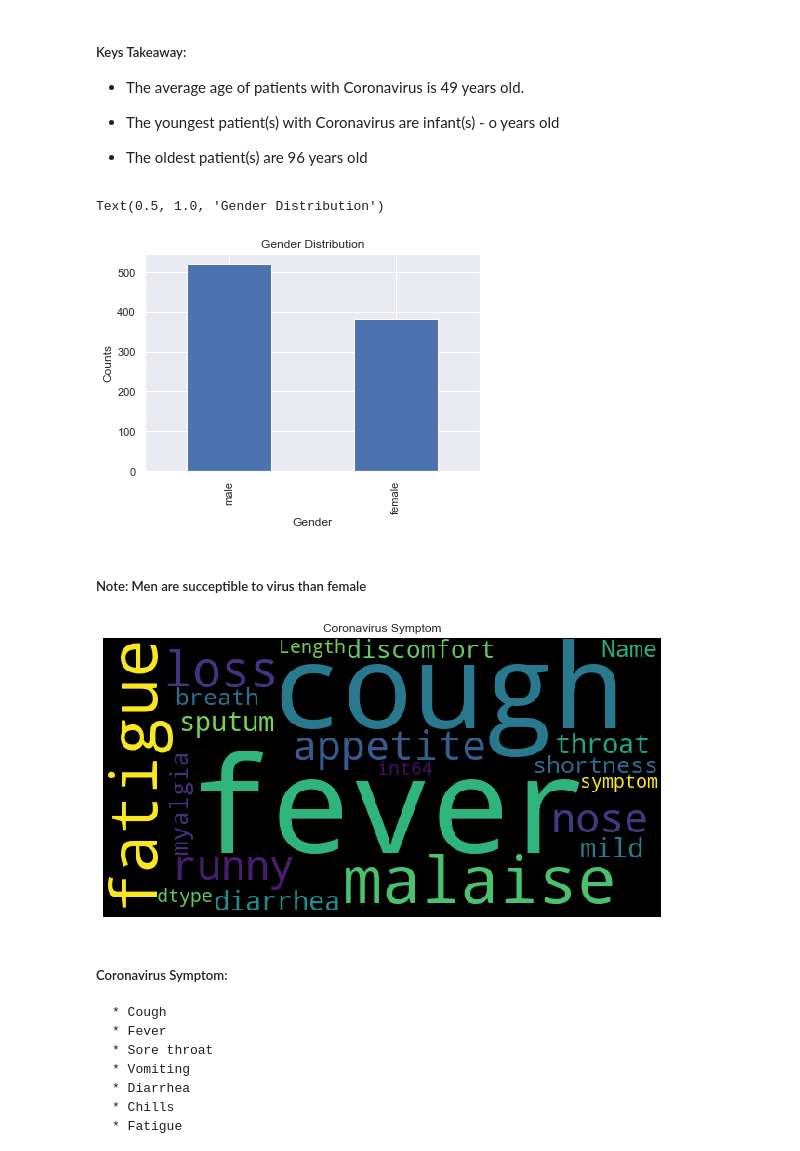
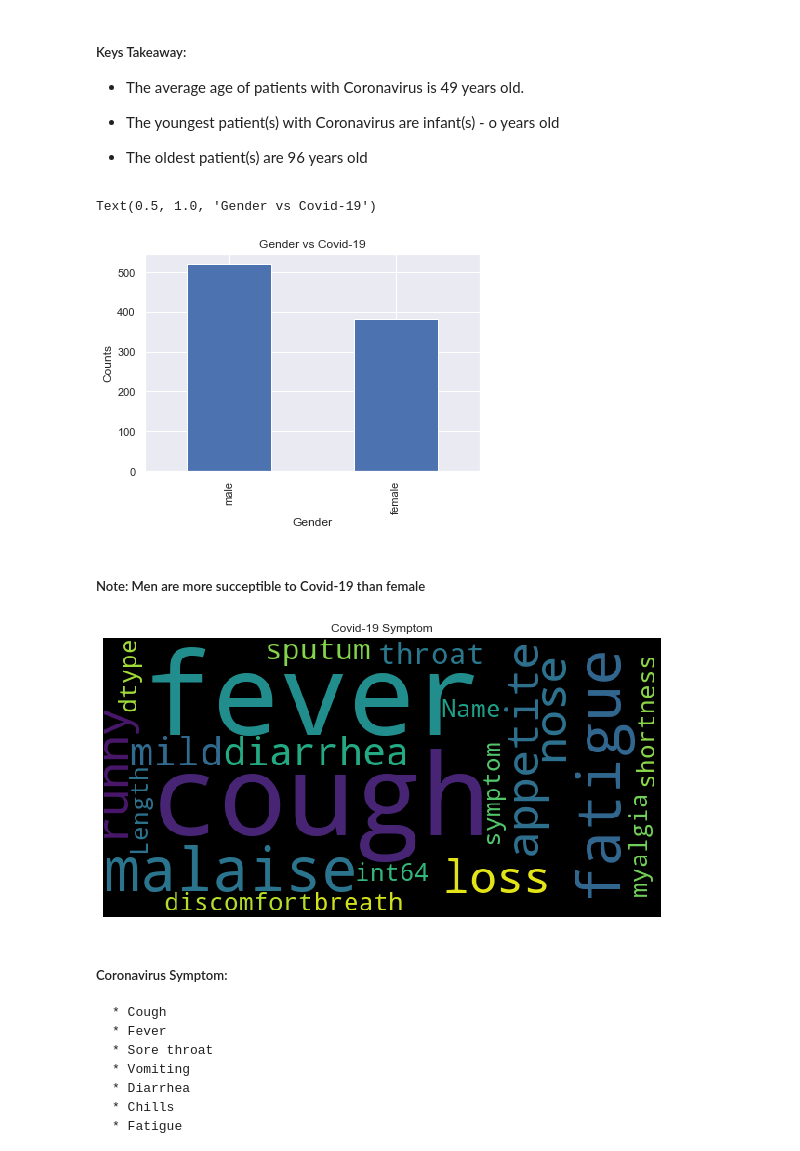
Before and after one commit to ThoaShook/Coronavirus-Analysis, a Jupyter notebook: Coronavirus_Analysis.ipynb, the cells around one changed output. Saved outputs shown, nothing was run; the diff lists cells and outputs as text; code cells hidden in the pictures.

```diff
--- a/Coronavirus_Analysis.ipynb
+++ b/Coronavirus_Analysis.ipynb
@@ -67,26 +69,26 @@ print(f" The oldest patients with Coronavirus is {round(df['age'].max())} years
 df['gender'].value_counts().plot(kind='bar')
 plt.xlabel('Gender')
 plt.ylabel('Counts')
-plt.title('Gender Distribution')
+plt.title('Gender vs Covid-19')
 # %% [output]
-Text(0.5, 1.0, 'Gender Distribution')
+Text(0.5, 1.0, 'Gender vs Covid-19')
 [figure]
 # %% [markdown]
-##### Note: Men are succeptible to virus than female
+##### Note: Men are more succeptible to Covid-19 than female
 # %%
 from os import path
 import matplotlib.pyplot as plt
 from wordcloud import WordCloud
 
 text = df['symptom'].value_counts()
 plt.figure(figsize=(10,6))
 wordcloud=WordCloud(background_color='black',mode="RGB", width=600 , height=300).generate(str(text))
-plt.title("Coronavirus Symptom")
+plt.title("Covid-19 Symptom")
 plt.imshow(wordcloud)
 plt.axis("off")
 plt.show()
 # %% [output]
-[figure, old version]
+[figure, new version]
 # %% [markdown]
 ##### Coronavirus Symptom:
     * Cough
```
Also changed, not shown: parts of 16 cells of this notebook, 13 other files.
